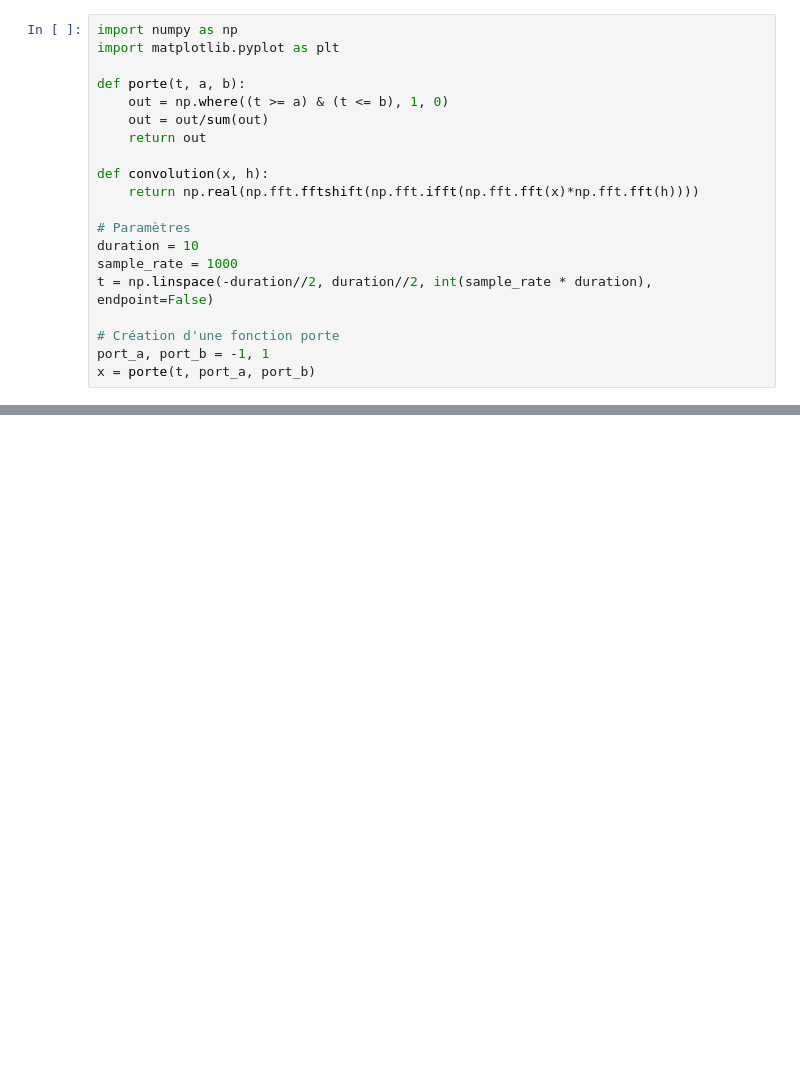
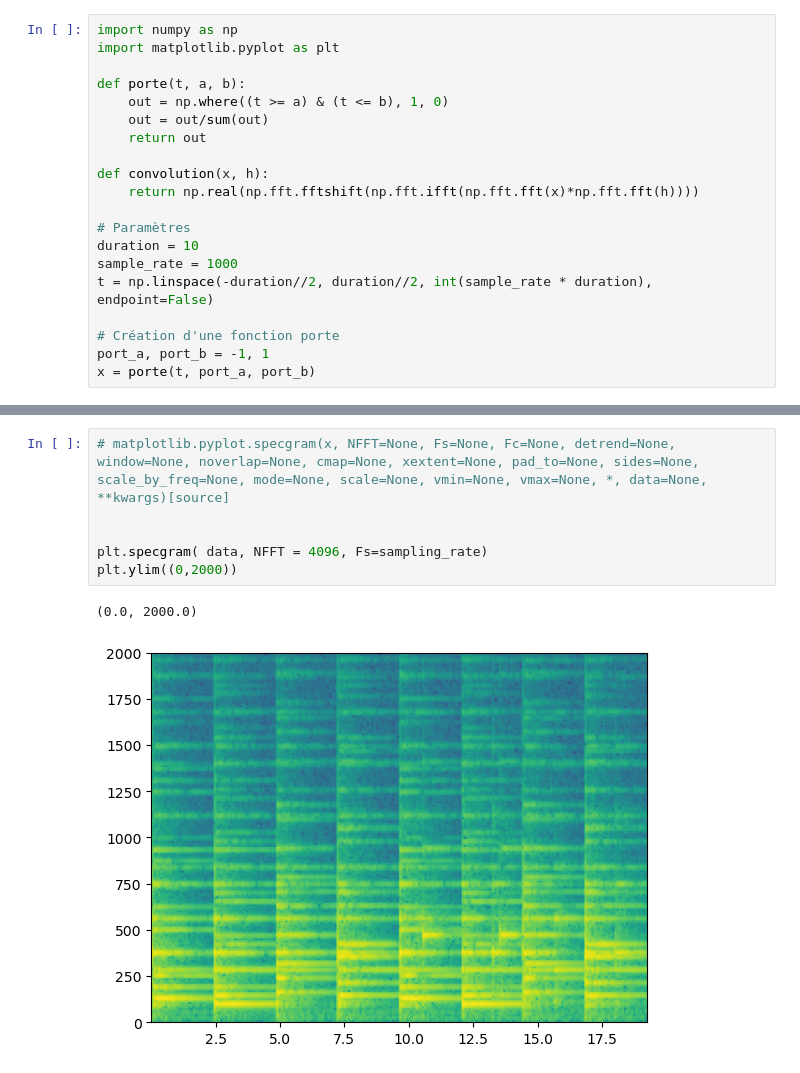
Before and after one commit to DeVerMyst/DEVIA2023, a Jupyter notebook: L_AUDIO/draw_plot.ipynb, the cells around one changed output, grey strips where cells are left out. Saved outputs shown, nothing was run; the diff lists cells and outputs as text; blank space fills up the shorter version.

```diff
--- a/L_AUDIO/draw_plot.ipynb
+++ b/L_AUDIO/draw_plot.ipynb
@@ -650,0 +671,9 @@ plt.ylim((0,4000))
+# %%
+# matplotlib.pyplot.specgram(x, NFFT=None, Fs=None, Fc=None, detrend=None, window=None, noverlap=None, cmap=None, xextent=None, pad_to=None, sides=None, scale_by_freq=None, mode=None, scale=None, vmin=None, vmax=None, *, data=None, **kwargs)[source]
+
+
+plt.specgram( data, NFFT = 4096, Fs=sampling_rate)
+plt.ylim((0,2000))
+# %% [output]
+(0.0, 2000.0)
+[figure, added]
```
Also changed, not shown: parts of 17 cells of this notebook, 4 other files.
